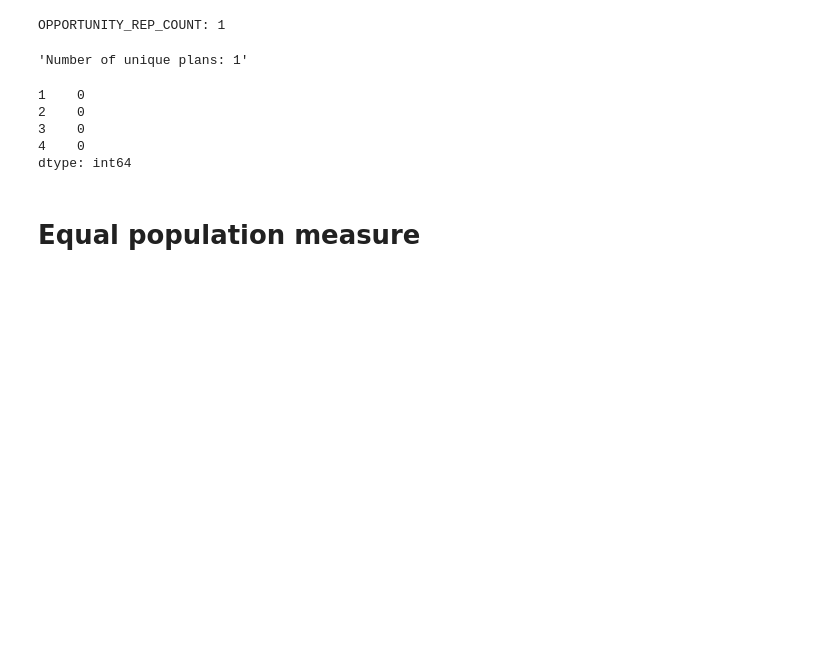
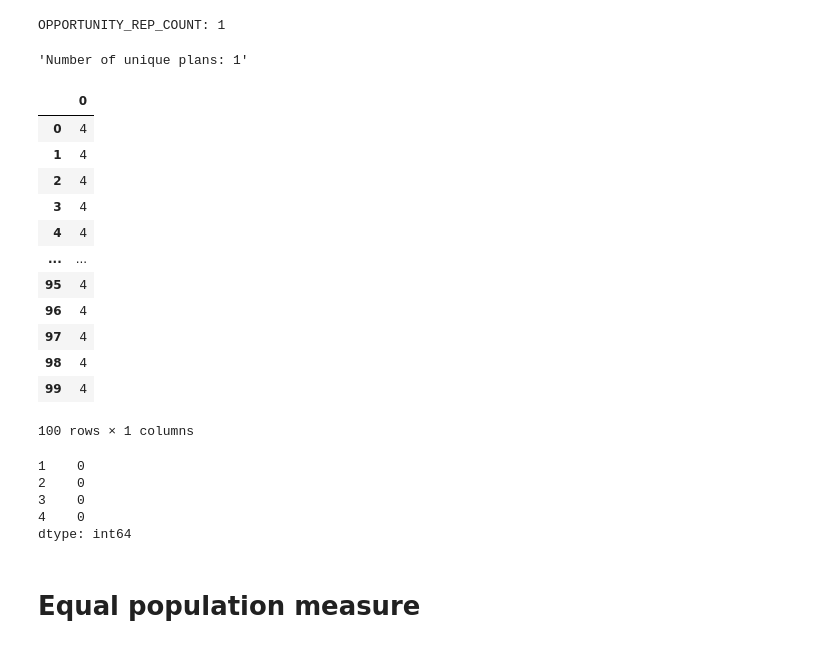
Before and after one commit to nimatullo/state-redistricter, a Jupyter notebook: gerrychain/seawulf-scripts/Utah.ipynb, the cells around one changed output. Cells and saved outputs as stored; diff of their text form; code cells hidden in the pictures; blank space fills up the shorter version.

```diff
--- a/gerrychain/seawulf-scripts/Utah.ipynb
+++ b/gerrychain/seawulf-scripts/Utah.ipynb
@@ -91,6 +91,7 @@ hisp_pop = pd.DataFrame()
 white_pop = pd.DataFrame()
 total_pop = pd.DataFrame()
 equal_pop = pd.DataFrame()
+rep_total_count = pd.DataFrame()
 
 unique_plans = {}
 
@@ -107,6 +108,9 @@ for partition in chain:
     dem = pd.Series(partition["CongressionalRace"].percents("Democratic"), index=indexes)
     rep = pd.Series(partition["CongressionalRace"].percents("Republican"), index=indexes)
 
+    rep_count = pd.Series(partition["CongressionalRace"].wins("Republican"))
+
+
     polsby_popper_scores = polsby_popper_scores.append(pd.Series(polsby_popper(partition), index=indexes), ignore_index=True)
     black_pop = black_pop.append(blk, ignore_index=True)
     asian_pop = asian_pop.append(asn, ignore_index=True)
@@ -118,6 +122,7 @@ for partition in chain:
 
     dem_splits = dem_splits.append(dem, ignore_index=True)
     rep_splits = rep_splits.append(rep, ignore_index=True)
+    rep_total_count = rep_total_count.append(rep_count, ignore_index=True)
 
     minority_pop = blk + asn + hsp
     minority_pop_percentage = minority_pop / tot
@@ -161,6 +166,22 @@ equal_pop_measure = equal_pop.mean() / sum(initial_partition["population"].value
 # %% [output]
 OPPORTUNITY_REP_COUNT: 1
 'Number of unique plans: 1'
+# %%
+rep_total_count
+# %% [output]
+|  | 0 |
+| 0 | 4 |
+| 1 | 4 |
+| 2 | 4 |
+| 3 | 4 |
+| 4 | 4 |
+| ... | ... |
+| 95 | 4 |
+| 96 | 4 |
+| 97 | 4 |
+| 98 | 4 |
+| 99 | 4 |
+100 rows × 1 columns
 # %%
 dis1 = pd.Series()
 dis2 = pd.Series()
```
Also changed, not shown: parts of 3 cells of this notebook, 5 other files.
